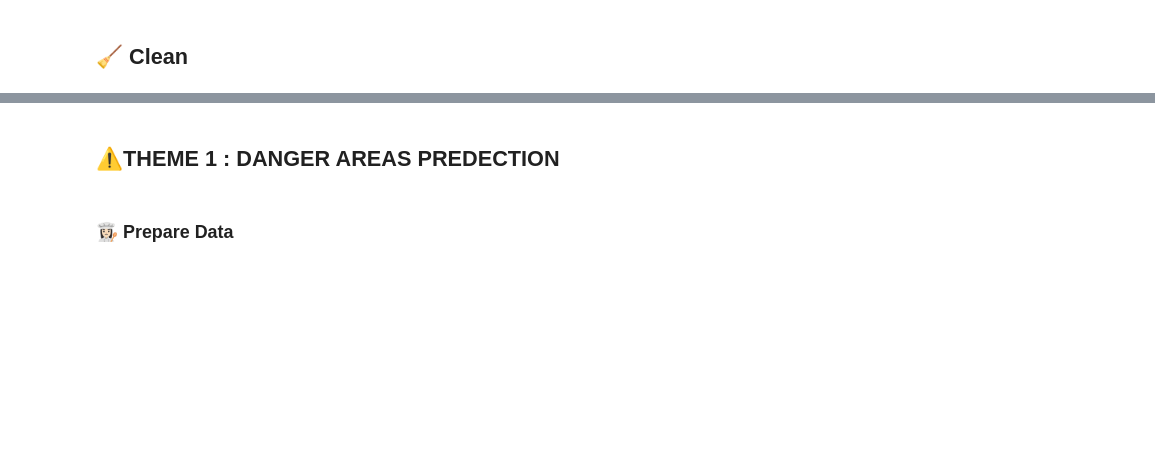
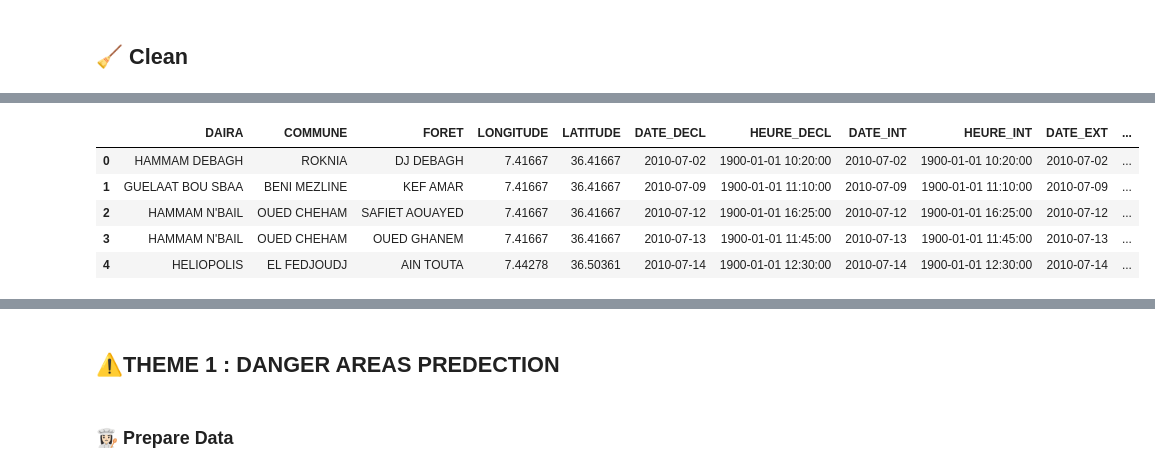
Before and after one commit to Lamouri-Yakoub/PROJECT-FIRE, a Jupyter notebook: Pipeline/model_creation.ipynb, the cells around one changed output, grey strips where cells are left out. Drawn from its saved outputs; the diff is of its cells as text; code cells hidden in the pictures; blank space fills up the shorter version.

Commit message:
server cleaning

```diff
--- a/Pipeline/model_creation.ipynb
+++ b/Pipeline/model_creation.ipynb
@@ -522,73 +550,55 @@ for idx, row in df8.iterrows():
         except Exception as e:
             print(f"Error at row {idx}: {e} - weather : {weather_cache[date]}")
 # %%
-# Lang and coordinates cleaning
-df9 = df8.copy()
-def extract_number(x):
-    if pd.isna(x):
-        return np.nan
+import time
 
-    x = str(x)
+# cache dictionary
+coordinates_cache = {}
 
-    # replace comma decimal → dot
-    x = x.replace(',', '.')
+# create lang and lat features
+df9 = pd.read_excel("clean_dataset.xlsx")
 
-    # remove spaces
-    x = x.strip()
+for idx, row in df9.iterrows():
 
-    # remove ranges → take first value
-    if '-' in x:
-        x = x.split('-')[0]
+    if pd.isna(row["LATITUDE"]) or pd.isna(row["LONGITUDE"]):
 
-    # extract first number found
-    match = re.search(r'[-+]?\d*\.?\d+', x)
-    if match:
-        return float(match.group())
+        try:
 
-    return np.nan
+            # unique key
+            key = (
+                str(row["FORET"]).strip().lower(),
+                str(row["COMMUNE"]).strip().lower(),
+                str(row["DAIRA"]).strip().lower()
+            )
 
-def dms_to_dd(x):
-    if pd.isna(x):
-        return np.nan
+            # check cache first
+            if key in coordinates_cache:
 
-    x = str(x)
+                lat, lon = coordinates_cache[key]
 
-    pattern = r'(\d+)[°\s]+(\d+)[\'\s]+([\d\.]+)"?\s*([NSEW])?'
-    m = re.search(pattern, x)
+                print(f"CACHE -> {key}")
 
-    if not m:
-        return np.nan
+            else:
 
-    deg, minutes, seconds, direction = m.groups()
+                lat, lon = get_coordinates(
+                    row["FORET"],
+                    row["COMMUNE"],
+                    row["DAIRA"]
+                )
 
-    dd = float(deg) + float(minutes)/60 + float(seconds)/3600
+                # save to cache
+                coordinates_cache[key] = (lat, lon)
 
-    if direction in ['S', 'W']:
-        dd = -dd
+                print(f"API -> {key}")
 
-    return dd
+                # avoid API spam
+                time.sleep(1)
 
-def clean_coord(x):
-    if pd.isna(x):
-        return np.nan
+            # save to dataframe
+            df9.loc[idx, "LATITUDE"] = lat
+            df9.loc[idx, "LONGITUDE"] = lon
 
-    x = str(x)
+        except Exception as e:
 
-    # case 1: DMS format
-    if "°" in x:
-        return dms_to_dd(x)
-
-    # case 2: numeric / UTM / range
-    return extract_number(x)
-
-df9['LONGITUDE'] = df9['LONGITUDE'].apply(clean_coord)
-df9['LATITUDE']  = df9['LATITUDE'].apply(clean_coord)
-
-df9['LOCATION_NAME'] = (
-    df9['CART_NAME']
-    .astype(str)
-    .str.replace(r'\s+', ' ', regex=True)
-    .str.strip()
-)
-
-df9.drop(columns=['CART_NAME'], inplace=True)
+            print(f"Error at row {idx}: {e}")
+# %% [output]
@@ -594,0 +622,6 @@ df9.drop(columns=['CART_NAME'], inplace=True)
+|  | DAIRA | COMMUNE | FORET | LONGITUDE | LATITUDE | DATE_DECL | HEURE_DECL | DATE_INT | HEURE_INT | DATE_EXT | ... |
+| 0 | HAMMAM DEBAGH | ROKNIA | DJ DEBAGH | 7.41667 | 36.41667 | 2010-07-02 | 1900-01-01 10:20:00 | 2010-07-02 | 1900-01-01 10:20:00 | 2010-07-02 | ... |
+| 1 | GUELAAT BOU SBAA | BENI MEZLINE | KEF AMAR | 7.41667 | 36.41667 | 2010-07-09 | 1900-01-01 11:10:00 | 2010-07-09 | 1900-01-01 11:10:00 | 2010-07-09 | ... |
+| 2 | HAMMAM N'BAIL | OUED CHEHAM | SAFIET AOUAYED | 7.41667 | 36.41667 | 2010-07-12 | 1900-01-01 16:25:00 | 2010-07-12 | 1900-01-01 16:25:00 | 2010-07-12 | ... |
+| 3 | HAMMAM N'BAIL | OUED CHEHAM | OUED GHANEM | 7.41667 | 36.41667 | 2010-07-13 | 1900-01-01 11:45:00 | 2010-07-13 | 1900-01-01 11:45:00 | 2010-07-13 | ... |
+| 4 | HELIOPOLIS | EL FEDJOUDJ | AIN TOUTA | 7.44278 | 36.50361 | 2010-07-14 | 1900-01-01 12:30:00 | 2010-07-14 | 1900-01-01 12:30:00 | 2010-07-14 | ... |
```
Also changed, not shown: parts of 14 cells of this notebook, 37 other files.
